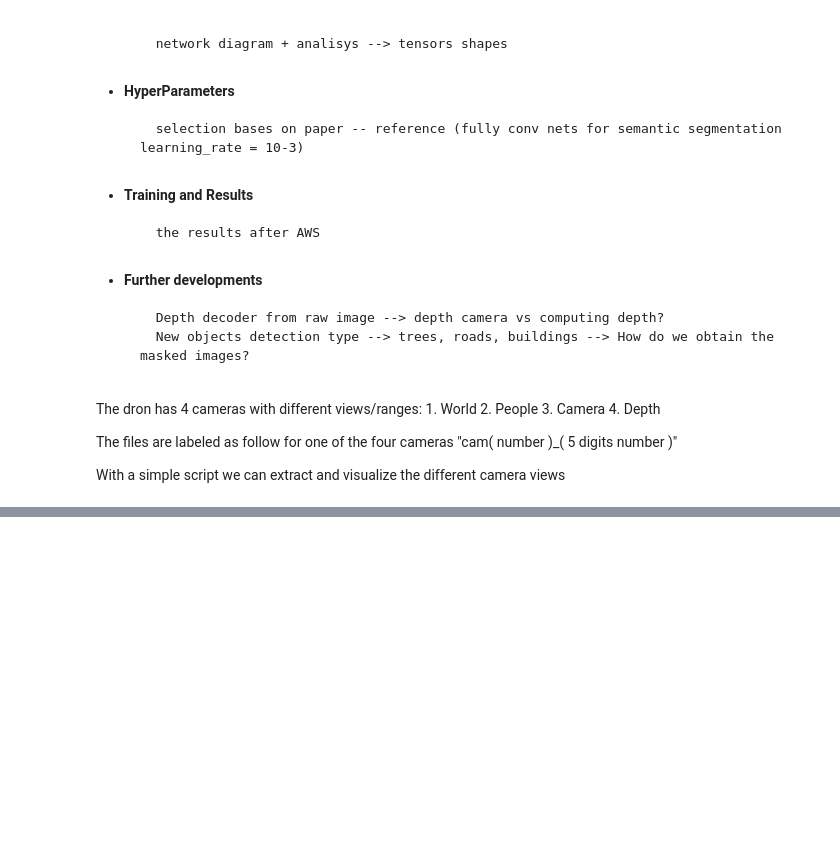
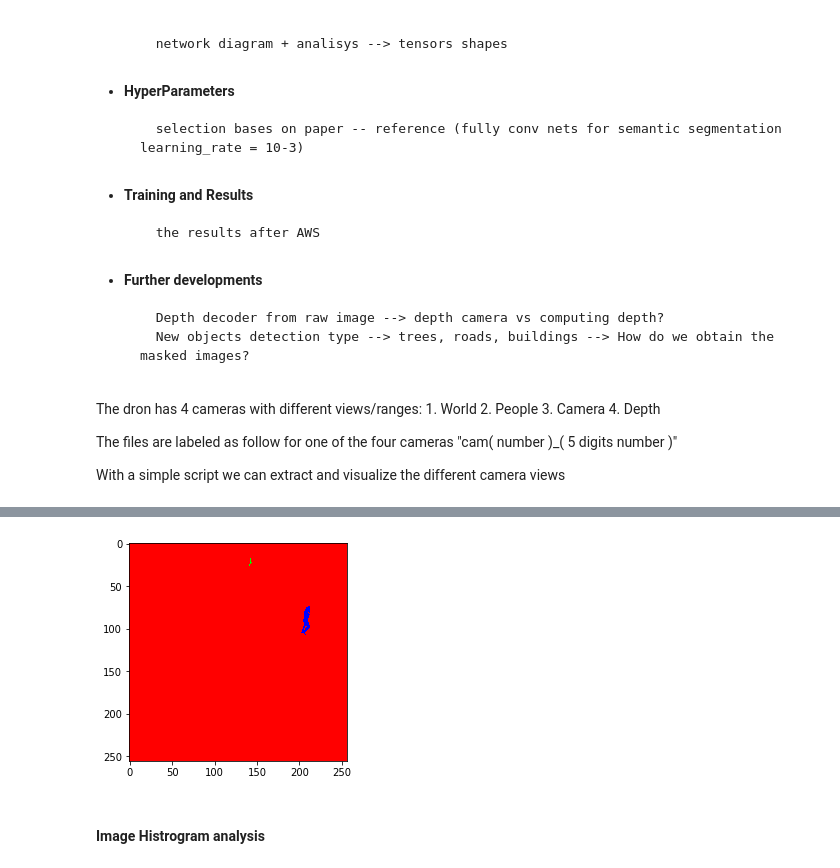
Before and after one commit to Olcina/RoboND-DeepLearning-Project, a Jupyter notebook: code/Write Up Project4 - Follow Me.ipynb, the cells around one changed output, grey strips where cells are left out. Cells and saved outputs as stored; diff of their text form; code cells hidden in the pictures; blank space fills up the shorter version.

```diff
--- a/code/Write Up Project4 - Follow Me.ipynb
+++ b/code/Write Up Project4 - Follow Me.ipynb
@@ -48,0 +101,28 @@ print(img_to_list(folder))
+# %%
+#We this information we can create the mask for training our algorithms
+# As is developed in this project we need to generate a RGB image with:
+#   BLUE channel = pixel from the image one
+#
+#
+def mask_img(imag):
+    imag = imag.copy()
+    imag[imag==1] = 0
+    imag[imag!=0] = 1
+    return imag
+# a new imag with all zeros from the shape of the original images
+img = np.zeros(ran_images[1].shape)
+people = mask_img(ran_images[1].copy())
+hero = mask_img(ran_images[2].copy())
+no_world = people + hero
+mask = (no_world[:,:,0] == 0)
+
+img[:,:,0][mask] = 1
+img[:,:,1] = people[:,:,0]
+img[:,:,2] = hero[:,:,0]
+
+plt.imshow(img)
+plt.show()
+# %% [output]
+[figure, added]
+# %% [markdown]
+#### Image Histrogram analysis
```
Also changed, not shown: parts of 11 cells of this notebook, 2 other files.
